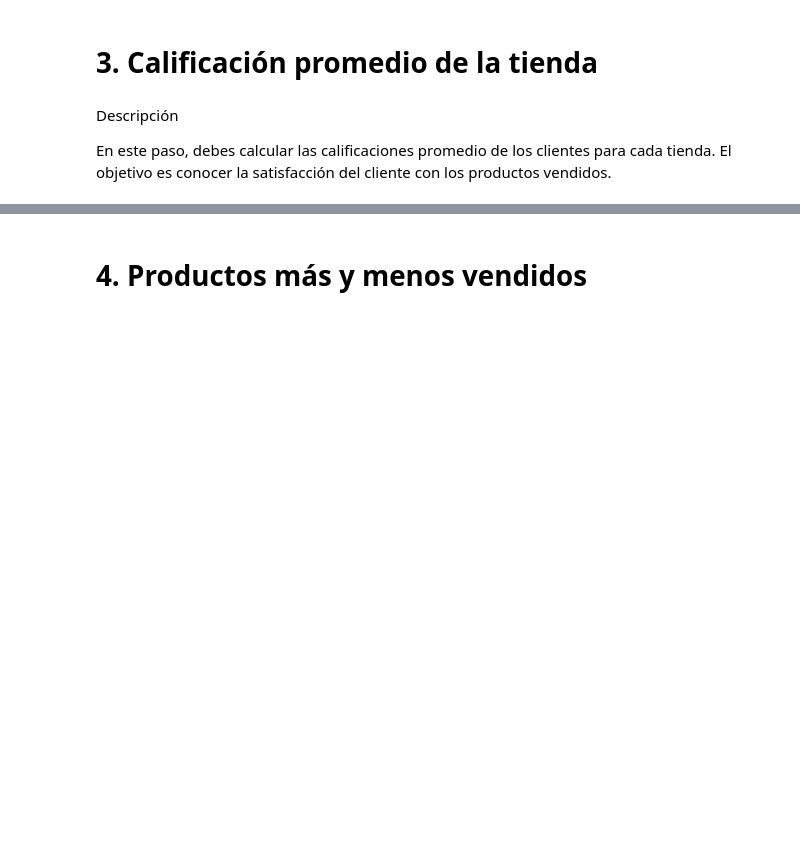
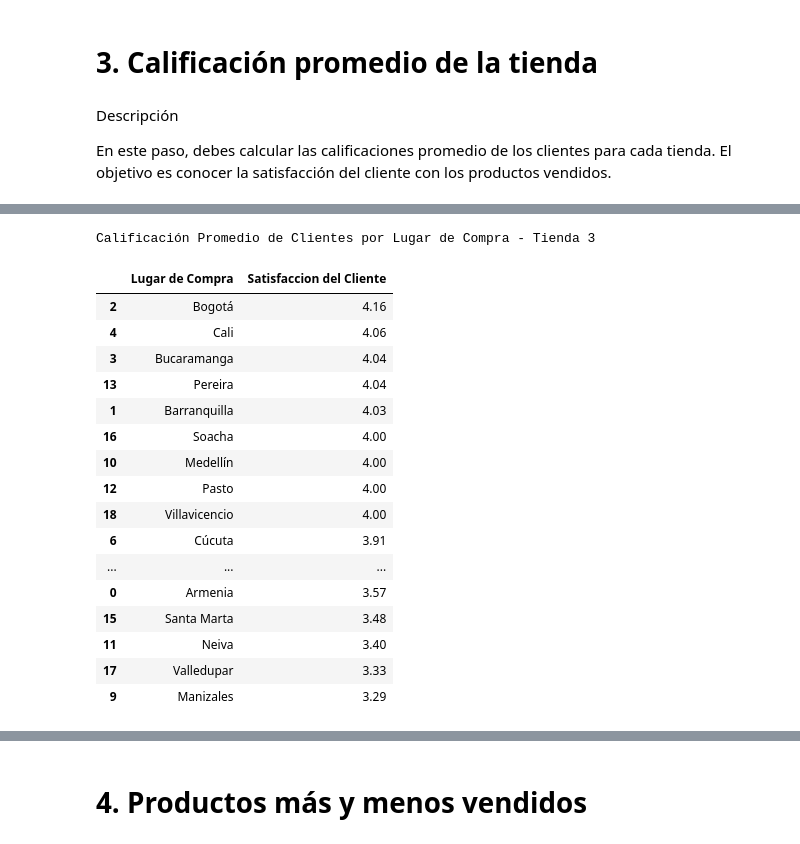
Before and after one commit to LejImkoaj/challenge1-data-science-alura-store-latam, a Jupyter notebook: AluraStoreLatam.ipynb, the cells around one changed output, grey strips where cells are left out. Drawn from its saved outputs; the diff is of its cells as text; code cells hidden in the pictures; blank space fills up the shorter version.

```diff
--- a/AluraStoreLatam.ipynb
+++ b/AluraStoreLatam.ipynb
@@ -161,0 +202,25 @@ calificacion_promedio_cliente.head()
+# %%
+print("Calificación Promedio de Clientes por Lugar de Compra - Tienda 3")
+calificacion_promedio_cliente3 = tienda3.groupby("Lugar de Compra")["Calificación"].mean().round(2)\
+                                        .reset_index(name='Satisfaccion del Cliente')\
+                                        .sort_values(by="Satisfaccion del Cliente", ascending=False)
+calificacion_promedio_cliente3
+# %% [output]
+Calificación Promedio de Clientes por Lugar de Compra - Tienda 3
+|  | Lugar de Compra | Satisfaccion del Cliente |
+| 2 | Bogotá | 4.16 |
+| 4 | Cali | 4.06 |
+| 3 | Bucaramanga | 4.04 |
+| 13 | Pereira | 4.04 |
+| 1 | Barranquilla | 4.03 |
+| 16 | Soacha | 4.00 |
+| 10 | Medellín | 4.00 |
+| 12 | Pasto | 4.00 |
+| 18 | Villavicencio | 4.00 |
+| 6 | Cúcuta | 3.91 |
+| ... | ... | ... |
+| 0 | Armenia | 3.57 |
+| 15 | Santa Marta | 3.48 |
+| 11 | Neiva | 3.40 |
+| 17 | Valledupar | 3.33 |
+| 9 | Manizales | 3.29 |
```
Also changed, not shown: parts of 9 cells of this notebook.
